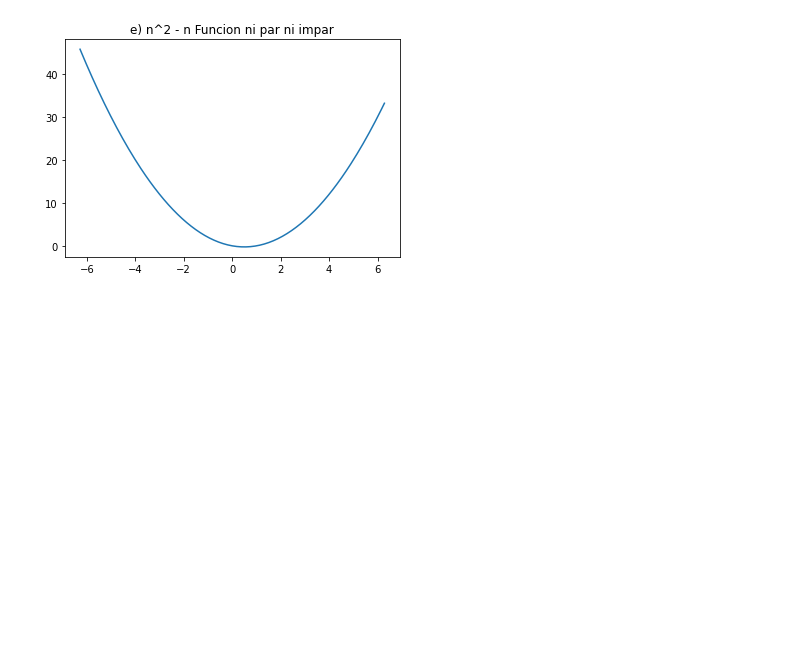
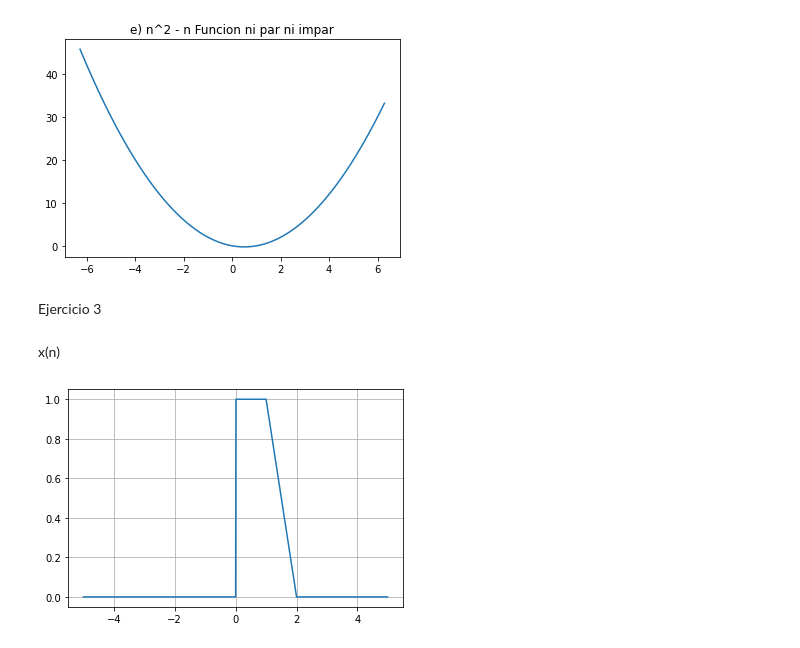
Before and after one commit to Armando5Rdh/procesamientoSenales, a Jupyter notebook: Python/PDS_1.2.ipynb, the cells around one changed output. Drawn from its saved outputs; the diff is of its cells as text; code cells hidden in the pictures; blank space fills up the shorter version.

```diff
--- a/Python/PDS_1.2.ipynb
+++ b/Python/PDS_1.2.ipynb
@@ -53,3 +55,19 @@ plt.title("e) x(n) = n^2 - n Funcion ni par ni impar")
 plt.show()
 # %% [output]
 [figure]
+# %% [markdown]
+Ejercicio 3
+# %%
+def function(n):
+  xn = np.piecewise(n, [ (n <= 0), (n <= 1) & (n > 0),(n <= 2) & (n > 1), (n >2)], [0, 1, lambda n: -n+2, 0])
+  return xn
+# %% [markdown]
+x(n)
+# %%
+n = np.arange(-5, 5,0.01)
+xn = function(n)
+plt.plot(n, xn)
+plt.grid()
+plt.show()
+# %% [output]
+[figure, added]
```
Also changed, not shown: parts of 9 cells of this notebook, 2 other files.
